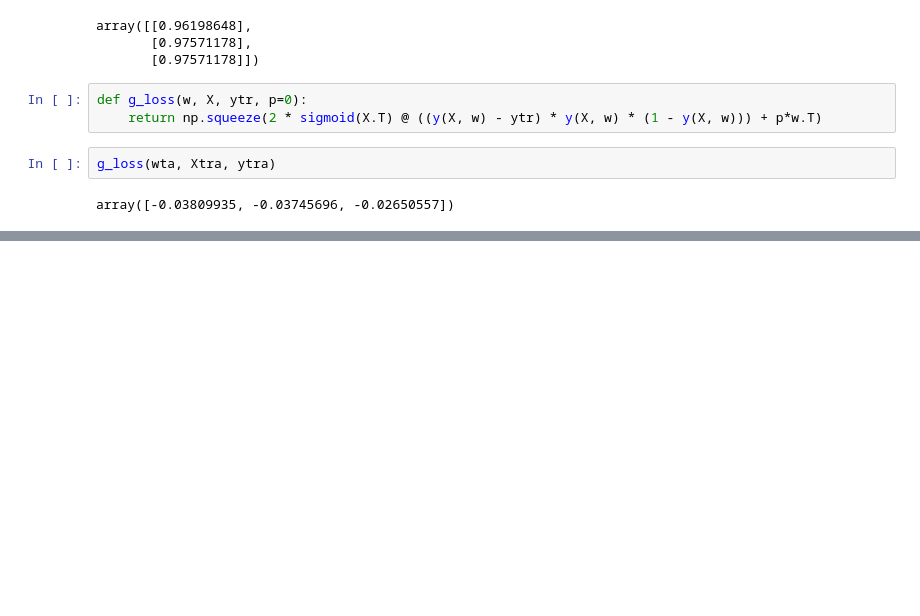
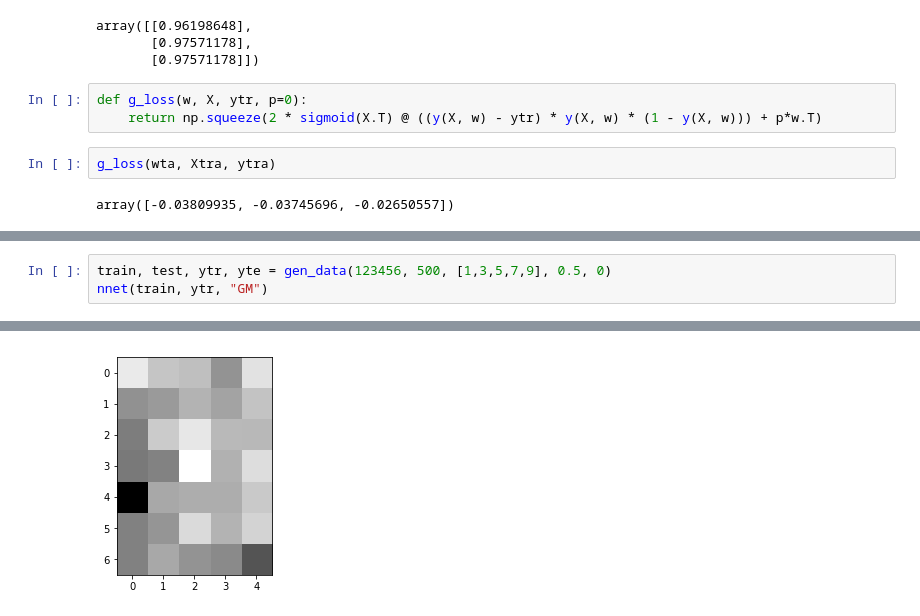
Before and after one commit to margaritageleta/SLNN, a Jupyter notebook: Untitled1.ipynb, the cells around one changed output, grey strips where cells are left out. Drawn from its saved outputs; the diff is of its cells as text; blank space fills up the shorter version.

```diff
--- a/Untitled1.ipynb
+++ b/Untitled1.ipynb
@@ -206,0 +293,4 @@ array([-0.03809935, -0.03745696, -0.02650557])
+# %%
+train, test, ytr, yte = gen_data(123456, 500, [1,3,5,7,9], 0.5, 0)
+nnet(train, ytr, "GM")
+# %% [output]
@@ -206,0 +298 @@ array([-0.03809935, -0.03745696, -0.02650557])
+[figure, added]
```
Also changed, not shown: parts of 13 cells of this notebook, 2 other files.
